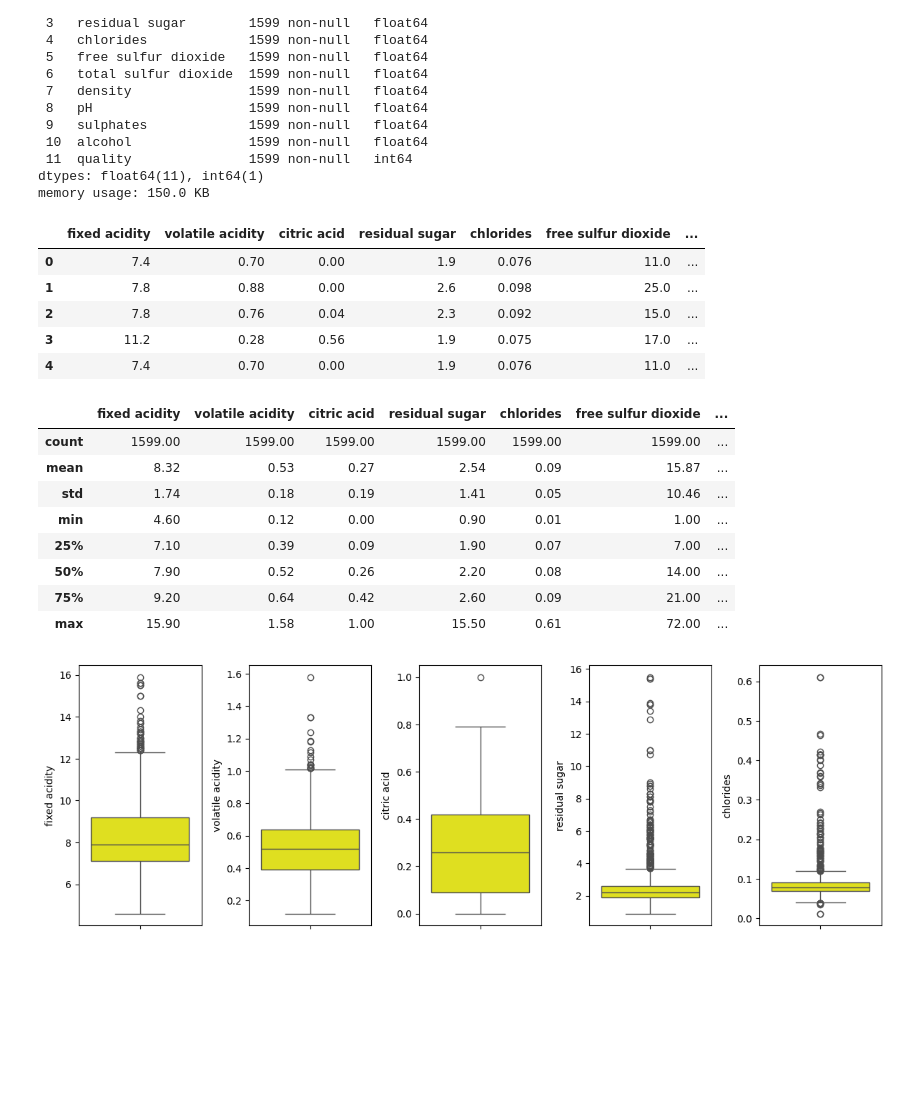
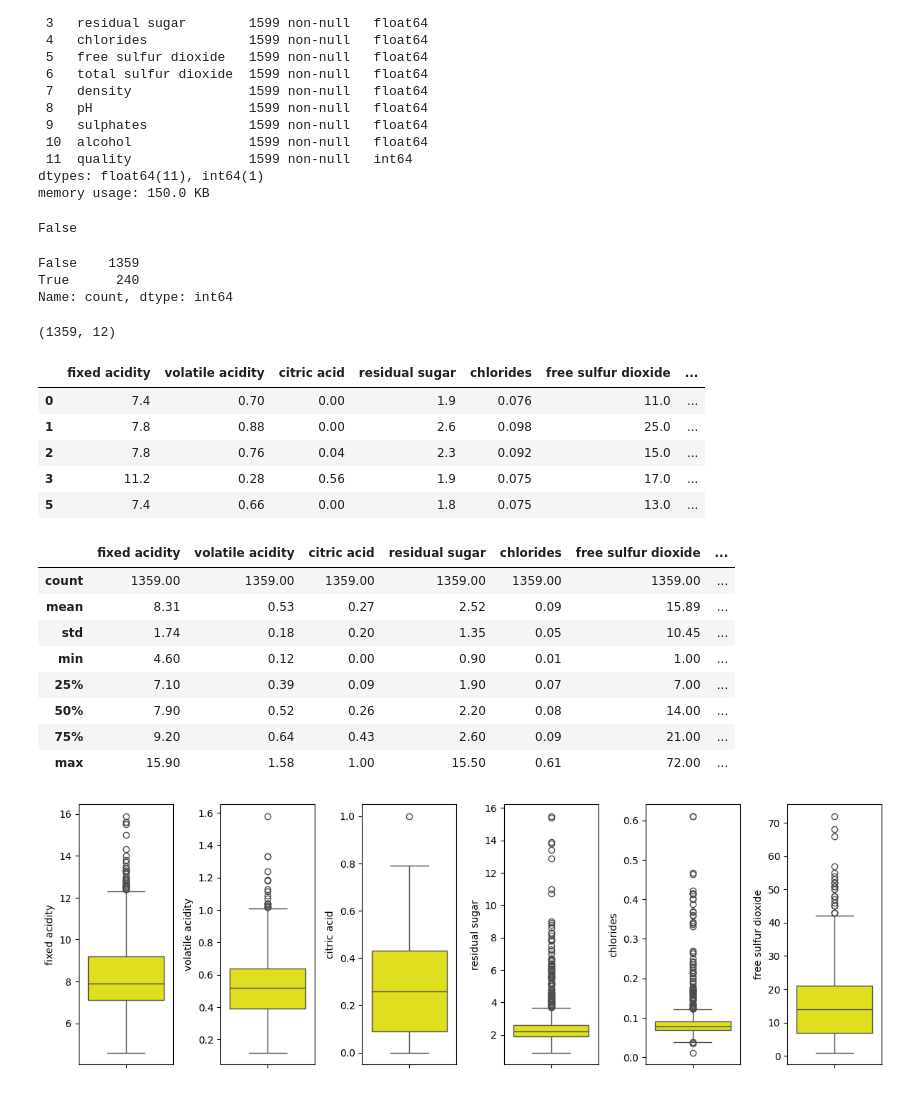
Before and after one commit to jairobernardesjunior/qualidade_do_vinho_tinto, a Jupyter notebook: qualidade_do_vinho_tinto_analisa.ipynb, the cells around one changed output. Saved outputs shown, nothing was run; the diff lists cells and outputs as text; code cells hidden in the pictures; blank space fills up the shorter version.

```diff
--- a/qualidade_do_vinho_tinto_analisa.ipynb
+++ b/qualidade_do_vinho_tinto_analisa.ipynb
@@ -58,6 +59,27 @@ Data columns (total 12 columns):
  11  quality               1599 non-null   int64
 dtypes: float64(11), int64(1)
 memory usage: 150.0 KB
+# %%
+# Verifica dados nulos/faltantes, vamos checar os nulos de uma forma diferente para confirmarmos
+dfx.isnull().values.any()
+# %% [output]
+False
+# %%
+# Verifica a existência de linhas duplicadas
+# vemos que existem 240 linhas duplicadas vamos eliminá-las a seguir
+dfx.duplicated().value_counts()
+# %% [output]
+False    1359
+True      240
+Name: count, dtype: int64
+# %%
+# eliminando linhas duplicadas
+dfx = dfx.drop_duplicates()
+# %%
+# verificando a quantidade de linhas que sobraram
+dfx.shape
+# %% [output]
+(1359, 12)
 # %%
 # Faz um reconhecimento das colunas e dos dados
 dfx.head(5)
@@ -67,7 +89,7 @@ dfx.head(5)
 | 1 | 7.8 | 0.88 | 0.00 | 2.6 | 0.098 | 25.0 | ... |
 | 2 | 7.8 | 0.76 | 0.04 | 2.3 | 0.092 | 15.0 | ... |
 | 3 | 11.2 | 0.28 | 0.56 | 1.9 | 0.075 | 17.0 | ... |
-| 4 | 7.4 | 0.70 | 0.00 | 1.9 | 0.076 | 11.0 | ... |
+| 5 | 7.4 | 0.66 | 0.00 | 1.8 | 0.075 | 13.0 | ... |
 # %%
 from ydata_profiling import ProfileReport
 
@@ -79,11 +101,11 @@ profile.to_file("arquivos_tratados/HousePriceIndia.html")
 dfx.describe().round(2)
 # %% [output]
 |  | fixed acidity | volatile acidity | citric acid | residual sugar | chlorides | free sulfur dioxide | ... |
-| count | 1599.00 | 1599.00 | 1599.00 | 1599.00 | 1599.00 | 1599.00 | ... |
-| mean | 8.32 | 0.53 | 0.27 | 2.54 | 0.09 | 15.87 | ... |
-| std | 1.74 | 0.18 | 0.19 | 1.41 | 0.05 | 10.46 | ... |
+| count | 1359.00 | 1359.00 | 1359.00 | 1359.00 | 1359.00 | 1359.00 | ... |
+| mean | 8.31 | 0.53 | 0.27 | 2.52 | 0.09 | 15.89 | ... |
+| std | 1.74 | 0.18 | 0.20 | 1.35 | 0.05 | 10.45 | ... |
 | min | 4.60 | 0.12 | 0.00 | 0.90 | 0.01 | 1.00 | ... |
 | 25% | 7.10 | 0.39 | 0.09 | 1.90 | 0.07 | 7.00 | ... |
 | 50% | 7.90 | 0.52 | 0.26 | 2.20 | 0.08 | 14.00 | ... |
-| 75% | 9.20 | 0.64 | 0.42 | 2.60 | 0.09 | 21.00 | ... |
+| 75% | 9.20 | 0.64 | 0.43 | 2.60 | 0.09 | 21.00 | ... |
 | max | 15.90 | 1.58 | 1.00 | 15.50 | 0.61 | 72.00 | ... |
@@ -90,11 +115,12 @@ dfx.describe().round(2)
 # %%
 # visualizando boxplot para ver a distribuição nos quartis e a existência de outliers
-fig, axs = plt.subplots(nrows=1, ncols=5, figsize=(12, 4), tight_layout=True)
+fig, axs = plt.subplots(nrows=1, ncols=6, figsize=(12, 4), tight_layout=True)
 
-search_outliers = ['fixed acidity', 'volatile acidity', 'citric acid', 'residual sugar', 'chlorides']
+search_outliers = ['fixed acidity', 'volatile acidity', 'citric acid', 'residual sugar',
+                   'chlorides', 'free sulfur dioxide']
 
 for i, column in enumerate(search_outliers):
     sns.boxplot(y=column, data=dfx, ax=axs[i], color='yellow')
 plt.show()
 # %% [output]
-[figure, old version]
+[figure, new version]
```
Also changed, not shown: parts of 13 cells of this notebook, 7 other files.
